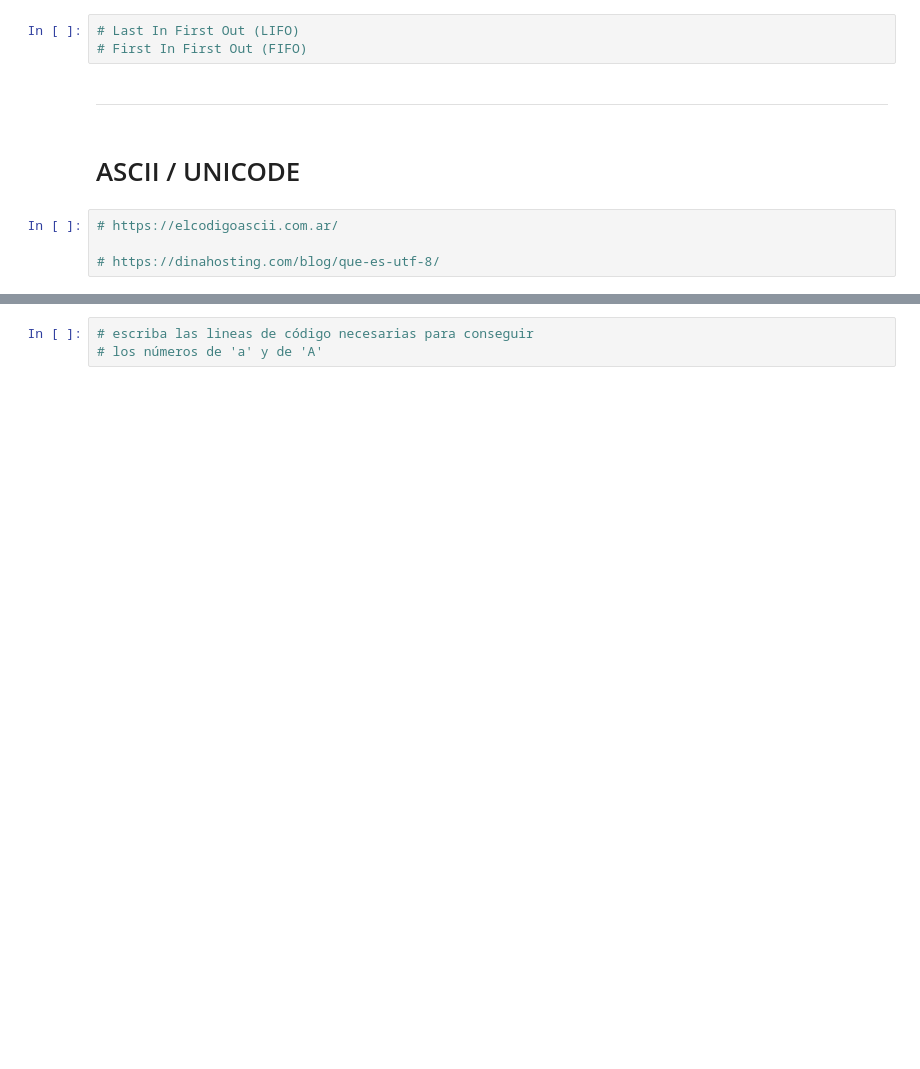
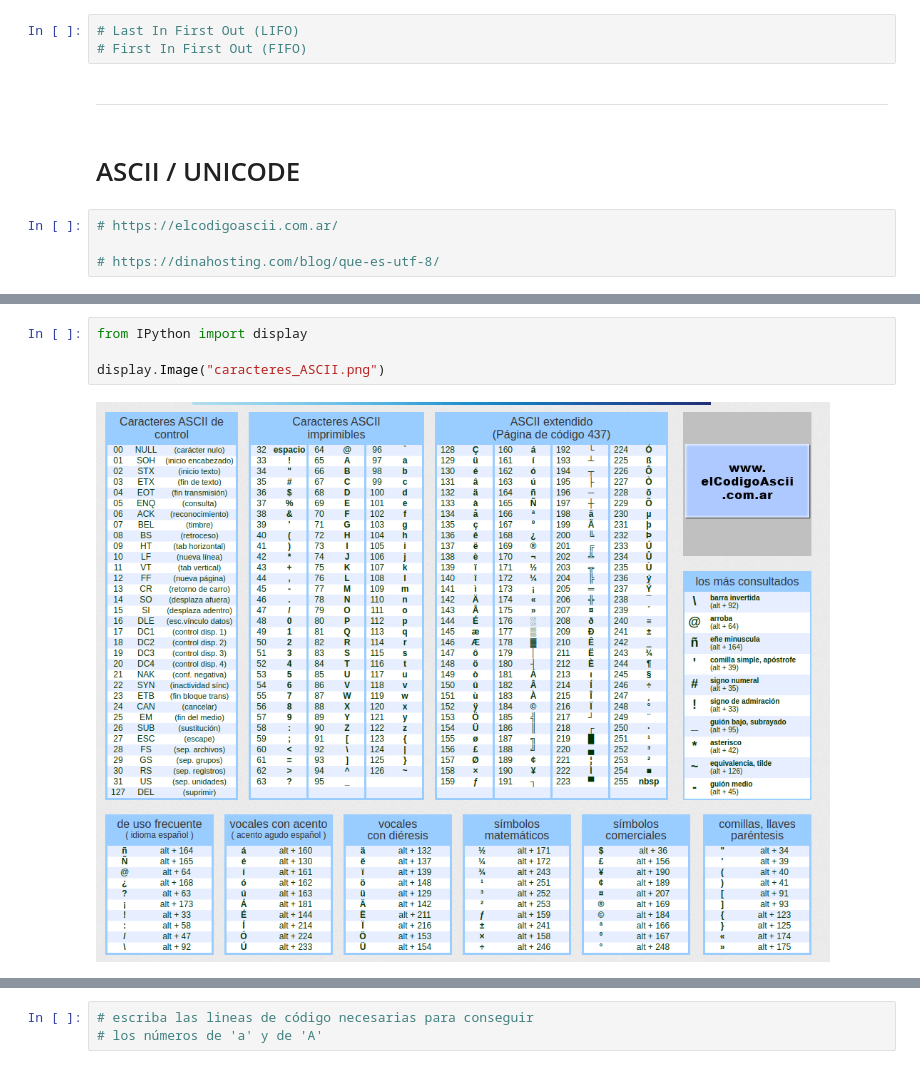
Before and after one commit to IsabelManiega/PCAD, a Jupyter notebook: Temario/2.1 Competencia en Python.ipynb, the cells around one changed output, grey strips where cells are left out. Saved outputs shown, nothing was run; the diff lists cells and outputs as text; blank space fills up the shorter version.

```diff
--- a/Temario/2.1 Competencia en Python.ipynb
+++ b/Temario/2.1 Competencia en Python.ipynb
@@ -2293,2 +2188,8 @@ RecursionError: maximum recursion depth exceeded
+# %%
+from IPython import display
+
+display.Image("caracteres_ASCII.png")
+# %% [output]
+[figure, added]
 # %%
 ord('0')
```
Also changed, not shown: parts of 114 cells of this notebook, 1 other file.
